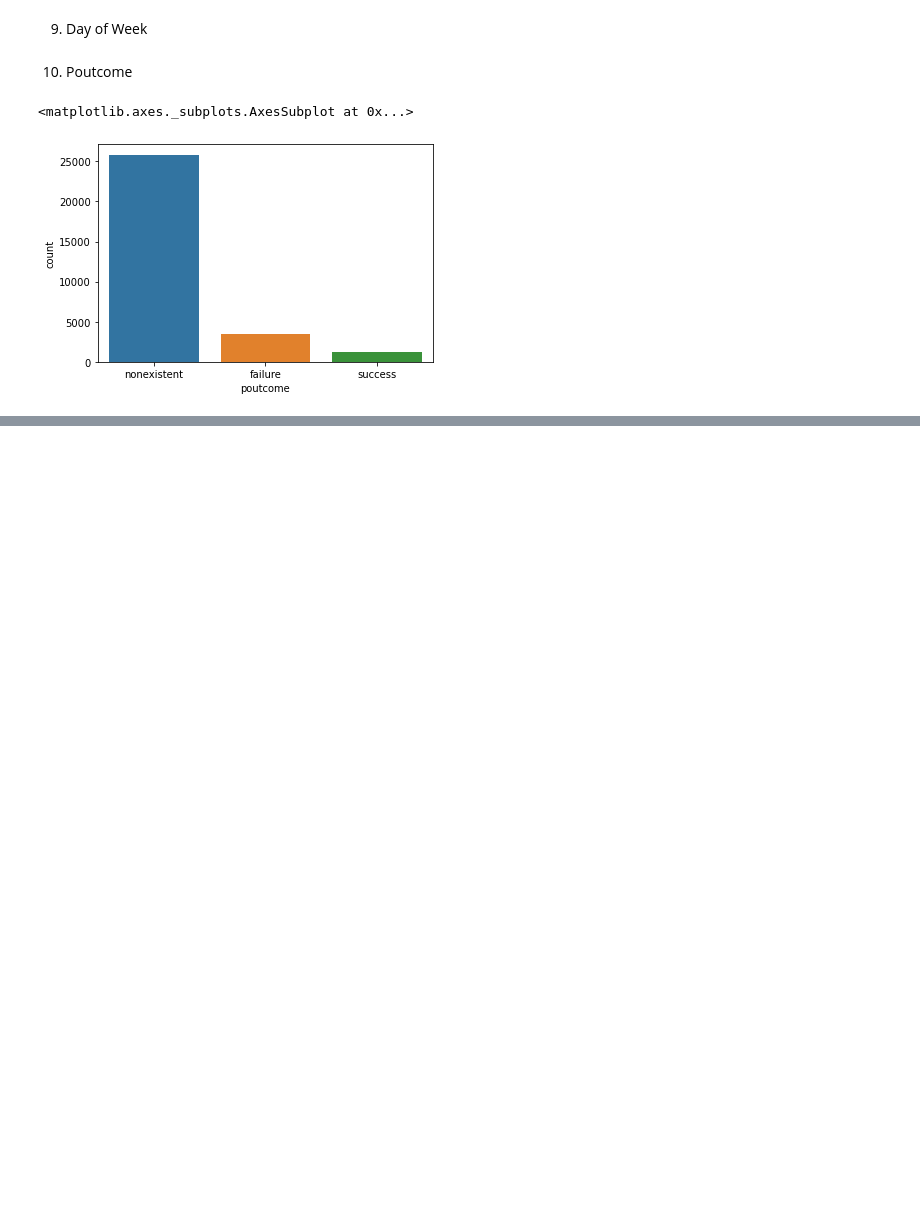
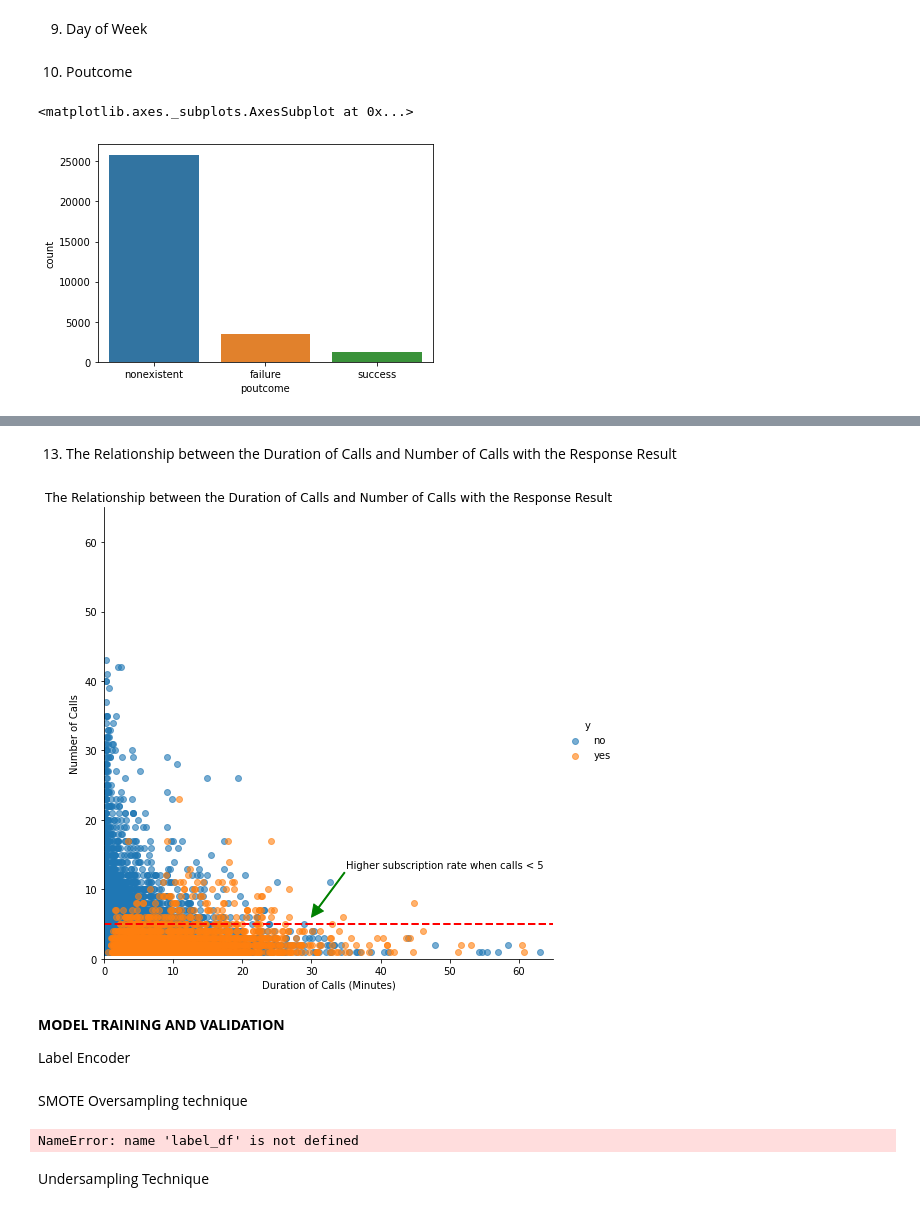
Before and after one commit to Cheeseburgerfly/AIAssignment, a Jupyter notebook: Final_Version.ipynb, the cells around one changed output, grey strips where cells are left out. Cells and saved outputs as stored; diff of their text form; code cells hidden in the pictures; blank space fills up the shorter version.

```diff
--- a/Final_Version.ipynb
+++ b/Final_Version.ipynb
@@ -276,0 +300,24 @@ test_results
+# %% [markdown]
+13. The Relationship between the Duration of Calls and Number of Calls with the Response Result
+# %%
+dur_cam = sns.lmplot(x='duration', y='campaign',data = df,
+                     hue = 'y',
+                     fit_reg = False,
+                     scatter_kws={'alpha':0.6}, height =7)
+
+plt.axis([0,65,0,65])
+plt.ylabel('Number of Calls')
+plt.xlabel('Duration of Calls (Minutes)')
+plt.title('The Relationship between the Duration of Calls and Number of Calls with the Response Result')
+
+# Annotation
+plt.axhline(y=5, linewidth=2, color="r", linestyle='--')
+plt.annotate('Higher subscription rate when calls < 5',xytext = (35,13),
+             arrowprops=dict(color = 'g', width=1),xy=(30,6))
+plt.show()
+# %% [output]
+[figure, added]
+# %% [markdown]
+**MODEL TRAINING AND VALIDATION**
+
+Label Encoder
@@ -276,0 +337,22 @@ test_results
+# %% [markdown]
+SMOTE Oversampling technique
+# %%
+X = label_df.loc[:, label_df.columns != 'y']
+y = label_df.loc[:, label_df.columns == 'y']
+from imblearn.over_sampling import SMOTE
+os = SMOTE(random_state=0)
+X_train, X_test, y_train, y_test = train_test_split(X, y, test_size=0.3, random_state=0)
+columns = X_train.columns
+os_data_X,os_data_y=os.fit_sample(X_train, y_train)
+os_data_X = pd.DataFrame(data=os_data_X,columns=columns )
+os_data_y= pd.DataFrame(data=os_data_y,columns=['y'])
+# we can Check the numbers of our data
+print("length of oversampled data is ",len(os_data_X))
+print("Number of no subscription in oversampled data",len(os_data_y[os_data_y['y']==0]))
+print("Number of subscription",len(os_data_y[os_data_y['y']==1]))
+print("Proportion of no subscription data in oversampled data is ",len(os_data_y[os_data_y['y']==0])/len(os_data_X))
+print("Proportion of subscription data in oversampled data is ",len(os_data_y[os_data_y['y']==1])/len(os_data_X))
+# %% [output]
+NameError: name 'label_df' is not defined
+# %% [markdown]
+Undersampling Technique
```
Also changed, not shown: parts of 51 cells of this notebook.
